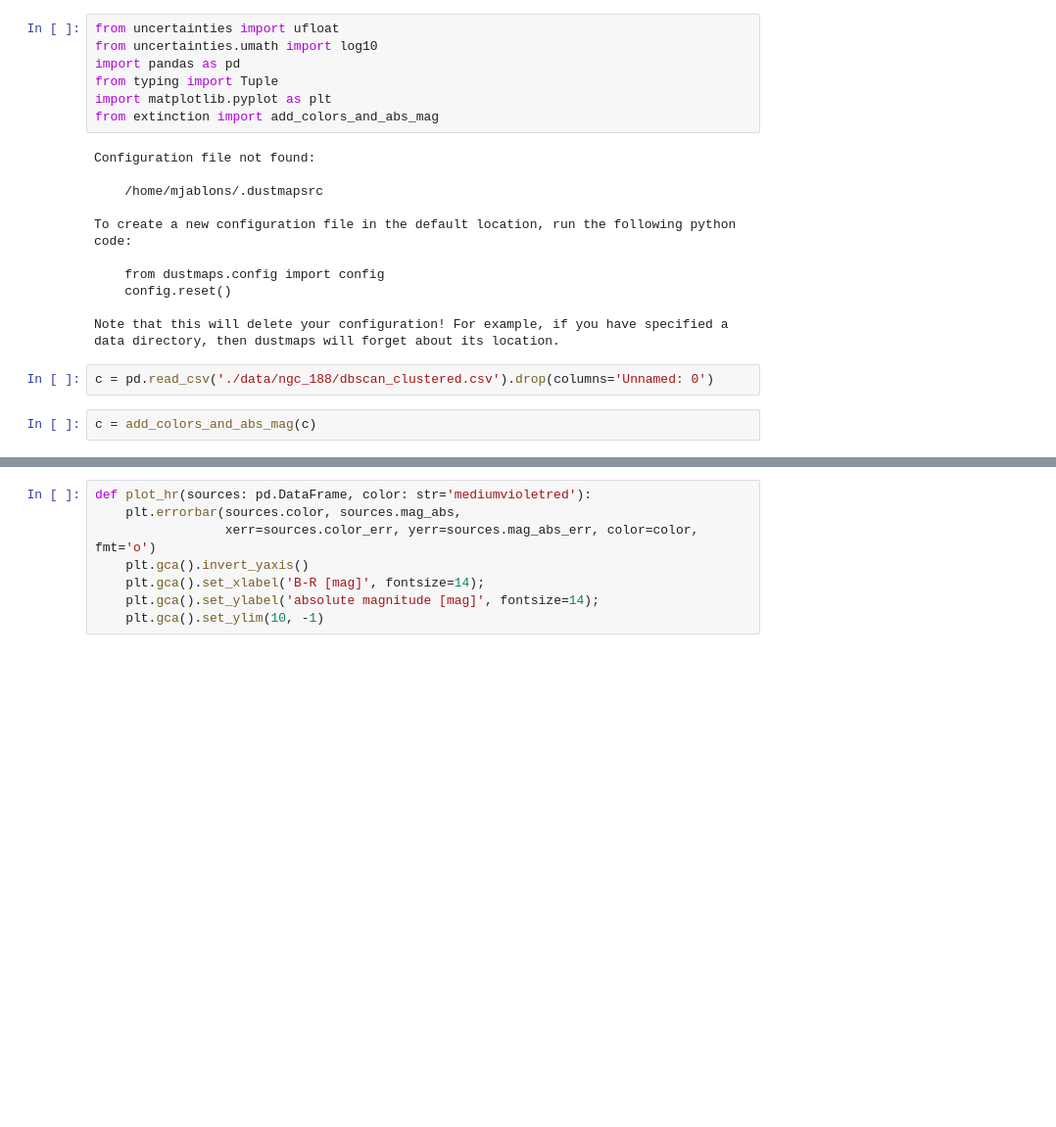
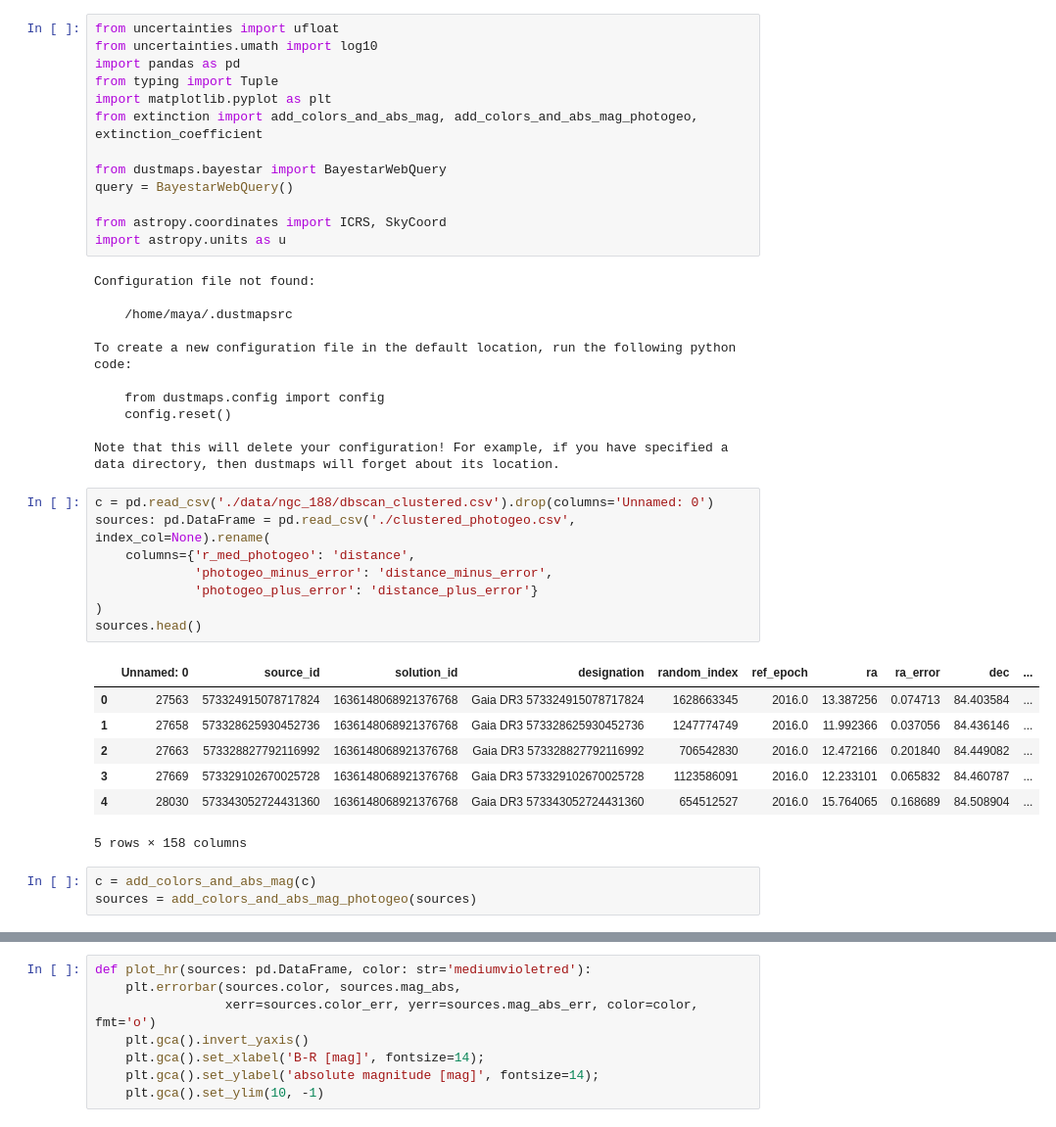
Before and after one commit to maja-jablonska/blue-stragglers-with-gaia, a Jupyter notebook: extinction_test.ipynb, the cells around one changed output, grey strips where cells are left out. Shown at 98% size. Cells and saved outputs as stored; diff of their text form; blank space fills up the shorter version.

```diff
--- a/extinction_test.ipynb
+++ b/extinction_test.ipynb
@@ -4,11 +4,17 @@ from uncertainties.umath import log10
 import pandas as pd
 from typing import Tuple
 import matplotlib.pyplot as plt
-from extinction import add_colors_and_abs_mag
+from extinction import add_colors_and_abs_mag, add_colors_and_abs_mag_photogeo, extinction_coefficient
+
+from dustmaps.bayestar import BayestarWebQuery
+query = BayestarWebQuery()
+
+from astropy.coordinates import ICRS, SkyCoord
+import astropy.units as u
 # %% [output]
 Configuration file not found:
 
-    /home/mjablons/.dustmapsrc
+    /home/maya/.dustmapsrc
 
 To create a new configuration file in the default location, run the following python code:
 
@@ -18,5 +24,20 @@ To create a new configuration file in the default location, run the following py
 Note that this will delete your configuration! For example, if you have specified a data directory, then dustmaps will forget about its location.
 # %%
 c = pd.read_csv('./data/ngc_188/dbscan_clustered.csv').drop(columns='Unnamed: 0')
+sources: pd.DataFrame = pd.read_csv('./clustered_photogeo.csv', index_col=None).rename(
+    columns={'r_med_photogeo': 'distance',
+             'photogeo_minus_error': 'distance_minus_error',
+             'photogeo_plus_error': 'distance_plus_error'}
+)
+sources.head()
+# %% [output]
+|  | Unnamed: 0 | source_id | solution_id | designation | random_index | ref_epoch | ra | ra_error | dec | ... |
+| 0 | 27563 | 573324915078717824 | 1636148068921376768 | Gaia DR3 573324915078717824 | 1628663345 | 2016.0 | 13.387256 | 0.074713 | 84.403584 | ... |
+| 1 | 27658 | 573328625930452736 | 1636148068921376768 | Gaia DR3 573328625930452736 | 1247774749 | 2016.0 | 11.992366 | 0.037056 | 84.436146 | ... |
+| 2 | 27663 | 573328827792116992 | 1636148068921376768 | Gaia DR3 573328827792116992 | 706542830 | 2016.0 | 12.472166 | 0.201840 | 84.449082 | ... |
+| 3 | 27669 | 573329102670025728 | 1636148068921376768 | Gaia DR3 573329102670025728 | 1123586091 | 2016.0 | 12.233101 | 0.065832 | 84.460787 | ... |
+| 4 | 28030 | 573343052724431360 | 1636148068921376768 | Gaia DR3 573343052724431360 | 654512527 | 2016.0 | 15.764065 | 0.168689 | 84.508904 | ... |
+5 rows × 158 columns
 # %%
 c = add_colors_and_abs_mag(c)
+sources = add_colors_and_abs_mag_photogeo(sources)
```
Also changed, not shown: parts of 7 cells of this notebook, 8 other files.
